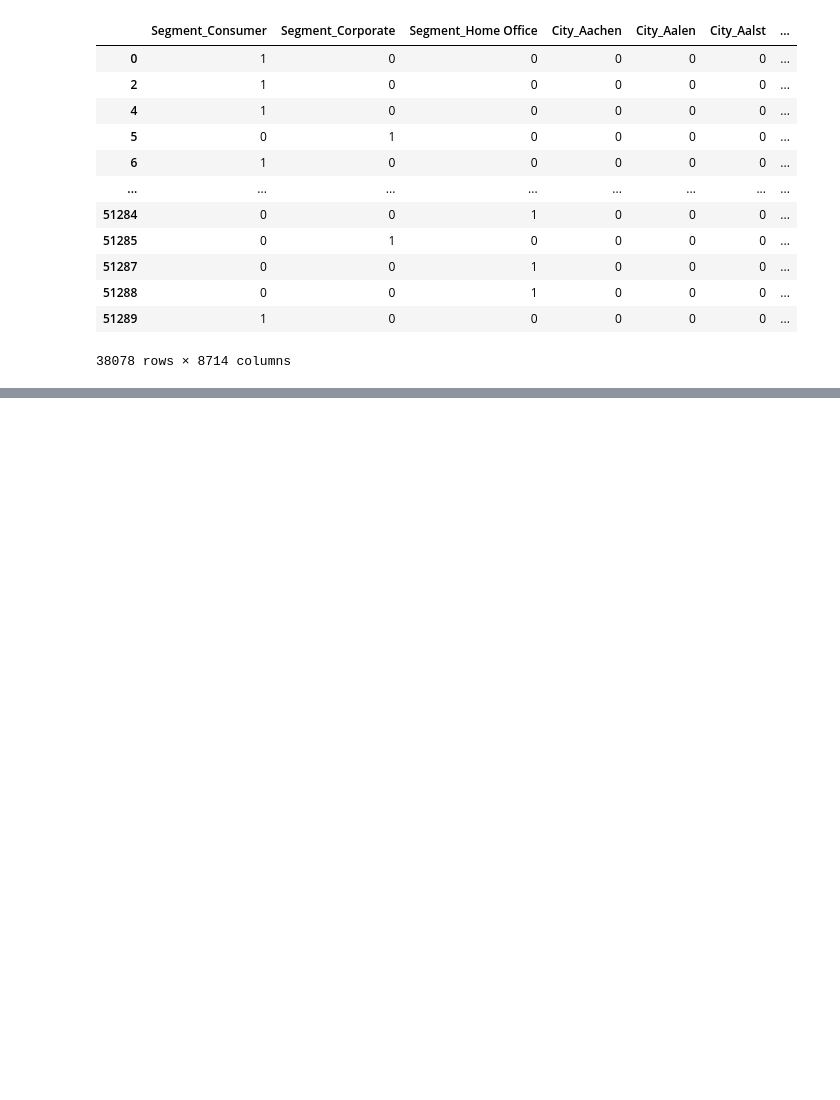
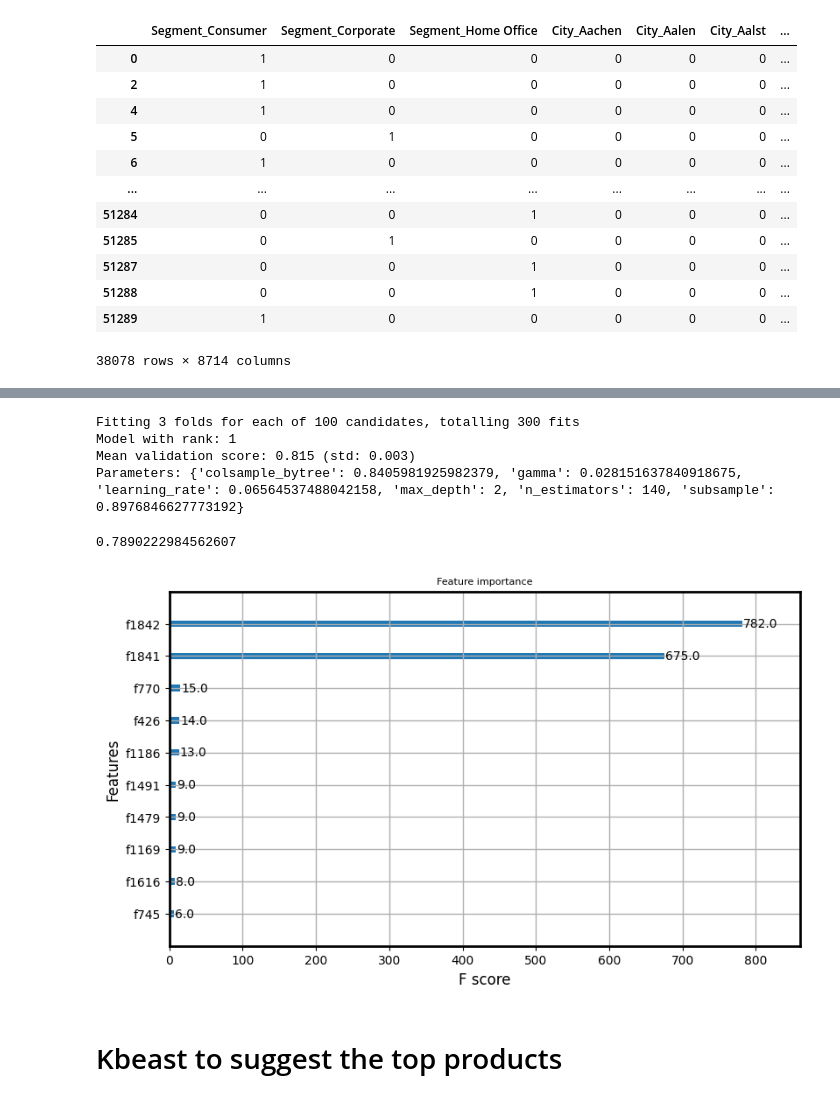
Before and after one commit to VSbr22/ADS505B-Fall22-Group-1, a Jupyter notebook: Data_preprocessing.ipynb, the cells around one changed output, grey strips where cells are left out. Saved outputs shown, nothing was run; the diff lists cells and outputs as text; code cells hidden in the pictures; blank space fills up the shorter version.

```diff
--- a/Data_preprocessing.ipynb
+++ b/Data_preprocessing.ipynb
@@ -482,0 +682,51 @@ test model score:-14.582610482981037
+# %%
+xgb_cl = xgb.XGBClassifier()
+
+params = {
+    "colsample_bytree": uniform(0.7, 0.3),
+    "gamma": uniform(0, 0.5),
+    "learning_rate": uniform(0.03, 0.3), # default 0.1
+    "max_depth": randint(2, 6), # default 3
+    "n_estimators": randint(100, 150), # default 100
+    "subsample": uniform(0.6, 0.4)
+}
+
+search = RandomizedSearchCV(xgb_cl, param_distributions=params, random_state=42, n_iter=100, cv=3,
+                            verbose=1, n_jobs=1, return_train_score=True)
+
+search.fit(X1_train, y1_train)
+
+report_best_scores(search.cv_results_, 1)
+# %% [output]
+Fitting 3 folds for each of 100 candidates, totalling 300 fits
+Model with rank: 1
+Mean validation score: 0.815 (std: 0.003)
+Parameters: {'colsample_bytree': 0.8405981925982379, 'gamma': 0.028151637840918675, 'learning_rate': 0.06564537488042158, 'max_depth': 2, 'n_estimators': 140, 'subsample': 0.8976846627773192}
+# %%
+#model
+xgb_cl = xgb.XGBClassifier()
+
+params = {
+    'colsample_bytree': 0.8405981925982379,
+    'gamma': 0.028151637840918675,
+    'learning_rate': 0.06564537488042158,
+    'max_depth': 2,
+    'n_estimators': 140,
+    'subsample': 0.8976846627773192
+}
+xgb_cl.fit(X1_train, y1_train)
+# Predict
+preds = xgb_cl.predict(X1_test)
+
+# Score
+accuracy_score(y1_test, preds)
+# %% [output]
+0.7890222984562607
+# %%
+#the top ten
+plot_importance(xgb_cl, max_num_features=10) # top 10 product names
+plt.show()
+# %% [output]
+[figure, added]
+# %% [markdown]
+# Kbeast to suggest the top products
```
Also changed, not shown: parts of 39 cells of this notebook.
